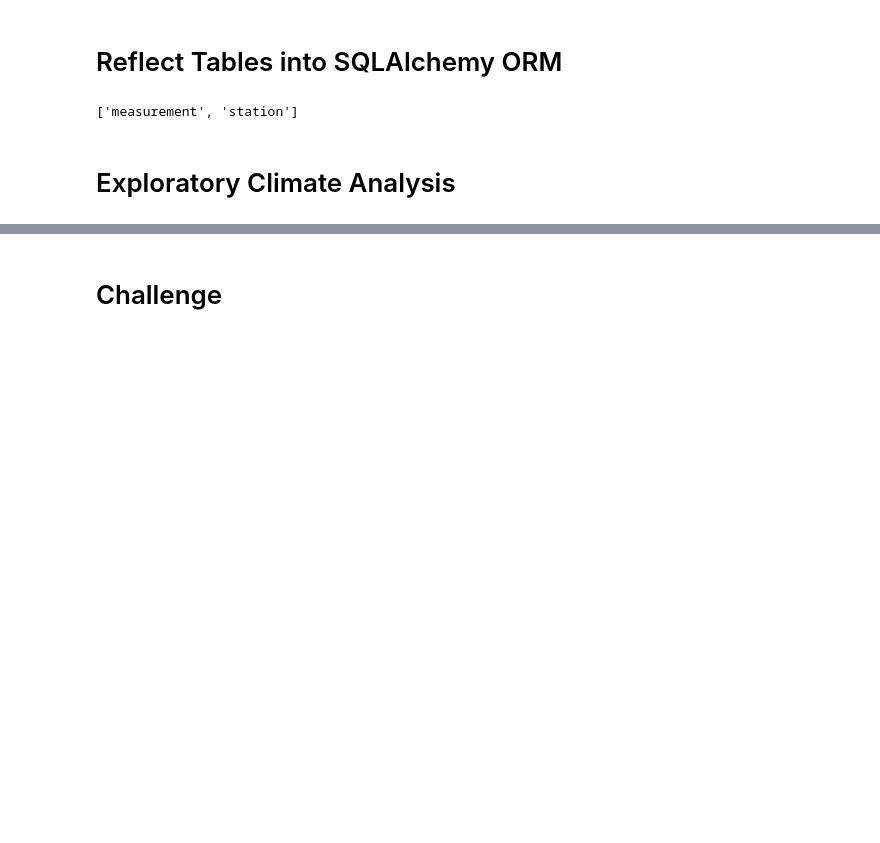
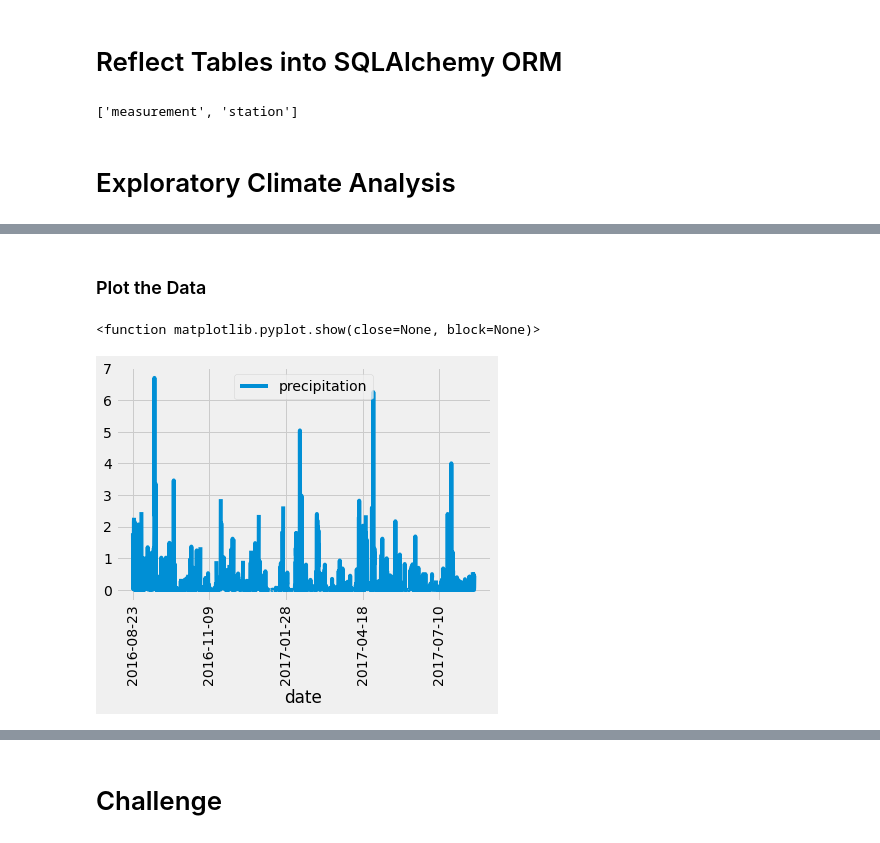
Before and after one commit to dshetty100/Surfs_Up, a Jupyter notebook: climate_analysis.ipynb, the cells around one changed output, grey strips where cells are left out. Saved outputs shown, nothing was run; the diff lists cells and outputs as text; code cells hidden in the pictures; blank space fills up the shorter version.

```diff
--- a/climate_analysis.ipynb
+++ b/climate_analysis.ipynb
@@ -44,13 +48,22 @@ session = Session(engine)
 # %%
 # Design a query to retrieve the last 12 months of precipitation data and plot the results.
+
 #Starting from the last data point in the database.
+prev_year = dt.date(2017, 8, 23)
 
 # Calculate the date one year from the last date in data set.
+prev_year = dt.date(2017, 8, 23) - dt.timedelta(days=365)
 
 # Perform a query to retrieve the data and precipitation scores
+results = []
 
 # Save the query results as a Pandas DataFrame and set the index to the date column
+results = session.query(Measurement.date, Measurement.prcp)
+#print(results.all())
 
 # Sort the dataframe by date
+results = session.query(Measurement.date, Measurement.prcp).filter(Measurement.date >= prev_year)
+results = session.query(Measurement.date, Measurement.prcp).filter(Measurement.date >= prev_year).all()
+print(results)
 
 # Use Pandas Plotting with Matplotlib to plot the data
@@ -58,0 +74,13 @@ session = Session(engine)
+# %%
+# Use Pandas to calcualte the summary statistics for the precipitation data
+df = pd.DataFrame(results, columns=['date','precipitation'])
+#print(df)
+
+# using set_index function to set the date column in the above dataframe to be the index column
+df.set_index(df['date'], inplace=True)
+#print(df)
+
+# the DataFrame has two date columns. print the DataFrame without the index so we can see just
+# the date and precipitation. print the DataFrame without the index.
+
+print(df.to_string(index=False))
@@ -58,0 +107,6 @@ session = Session(engine)
+# %%
+# many dates are not in chronological order. Sort the values by date
+df = df.sort_index()
+
+# print the sorted list without the index
+print(df.to_string(index=False))
@@ -58,0 +131,9 @@ session = Session(engine)
+# %% [markdown]
+### Plot the Data
+# %%
+df.plot()
+plt.xticks(rotation = 90)
+plt.show
+# %% [output]
+<function matplotlib.pyplot.show(close=None, block=None)>
+[figure, added]
```
Also changed, not shown: parts of 24 cells of this notebook, 1 other file.
